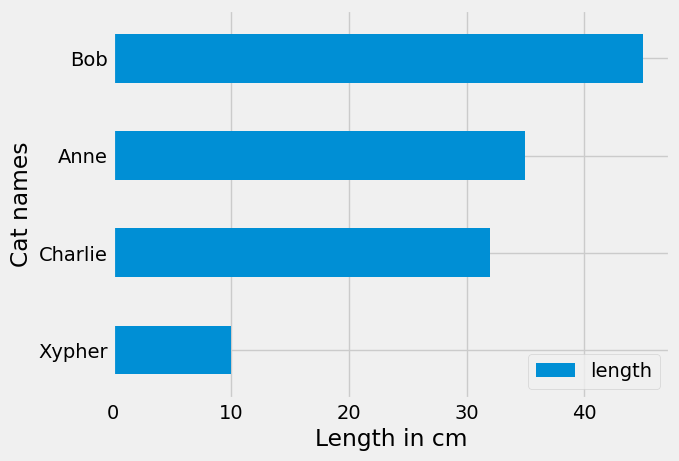
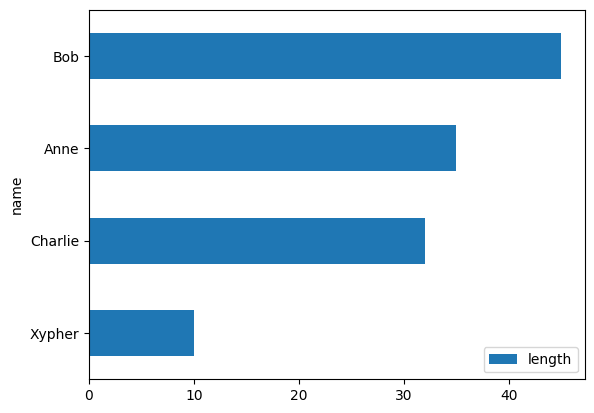
The notebook cell's code change between the first figure and the second:
--- before
+++ after
@@ -1,4 +1 @@
 cats.sort_values(by='length').plot(x="name", y=["length"], kind="barh")
-plt.ylabel("Cat names"); 
-plt.xlabel("Length in cm");
-plt.show()

Commit: Updated charts and graphs